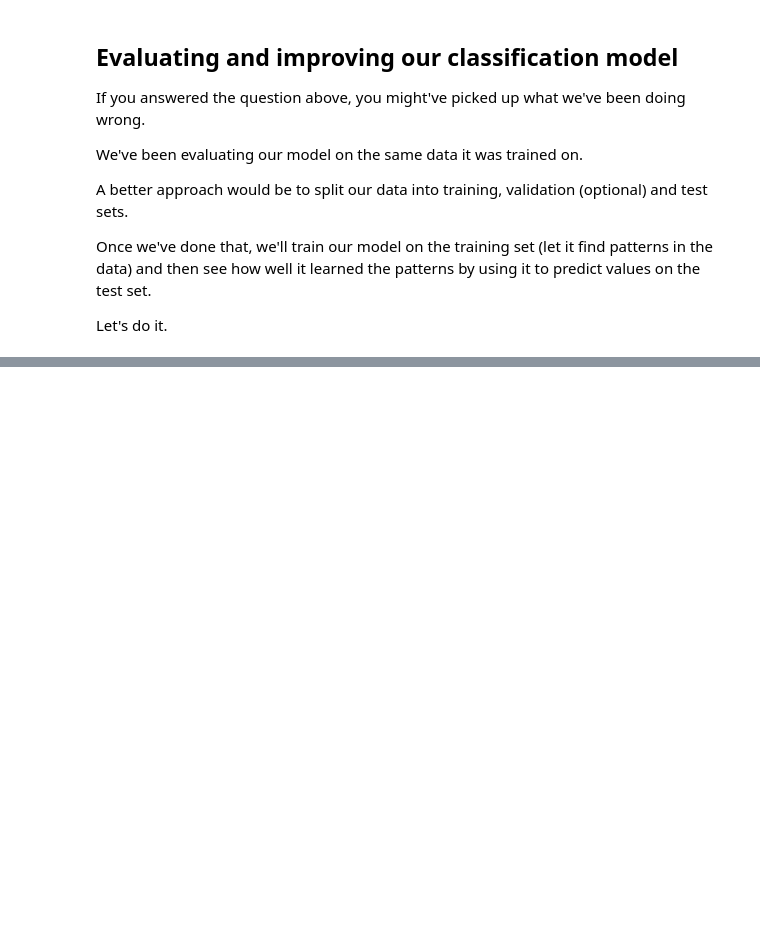
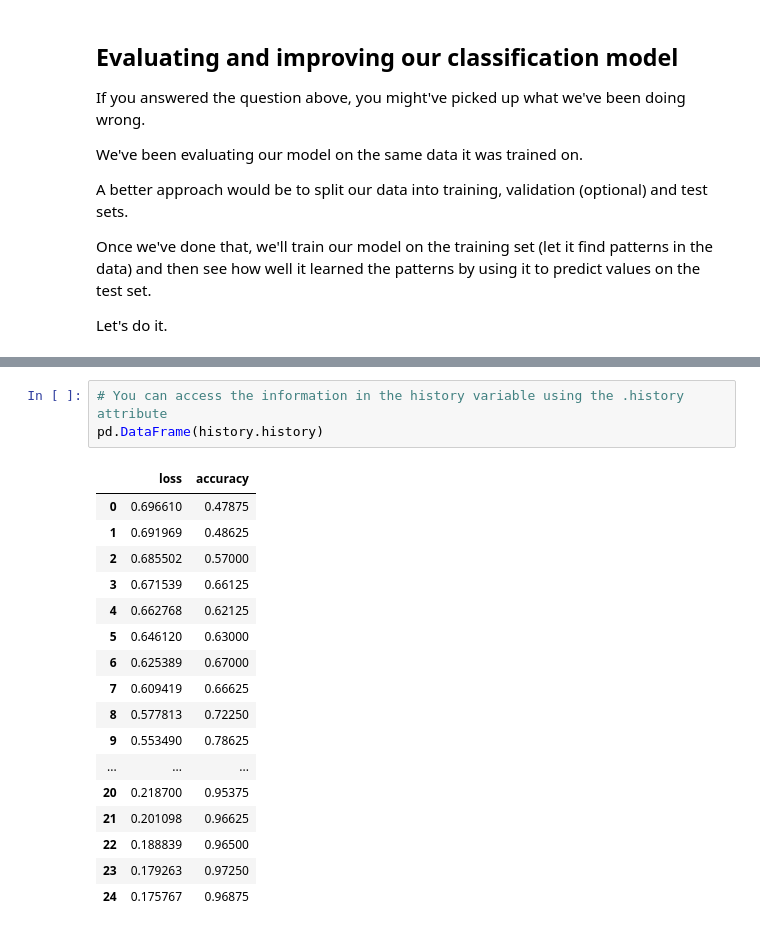
Before and after one commit to snigdhakakkar/tensor-flow-zeroToMastery, a Jupyter notebook: 3_neural_network_classification_with_tensorflow.ipynb, the cells around one changed output, grey strips where cells are left out. Cells and saved outputs as stored; diff of their text form; blank space fills up the shorter version.

```diff
--- a/3_neural_network_classification_with_tensorflow.ipynb
+++ b/3_neural_network_classification_with_tensorflow.ipynb
@@ -817,0 +914,21 @@ Let's do it.
+# %%
+# You can access the information in the history variable using the .history attribute
+pd.DataFrame(history.history)
+# %% [output]
+|  | loss | accuracy |
+| 0 | 0.696610 | 0.47875 |
+| 1 | 0.691969 | 0.48625 |
+| 2 | 0.685502 | 0.57000 |
+| 3 | 0.671539 | 0.66125 |
+| 4 | 0.662768 | 0.62125 |
+| 5 | 0.646120 | 0.63000 |
+| 6 | 0.625389 | 0.67000 |
+| 7 | 0.609419 | 0.66625 |
+| 8 | 0.577813 | 0.72250 |
+| 9 | 0.553490 | 0.78625 |
+| ... | ... | ... |
+| 20 | 0.218700 | 0.95375 |
+| 21 | 0.201098 | 0.96625 |
+| 22 | 0.188839 | 0.96500 |
+| 23 | 0.179263 | 0.97250 |
+| 24 | 0.175767 | 0.96875 |
```
Also changed, not shown: parts of 11 cells of this notebook.
